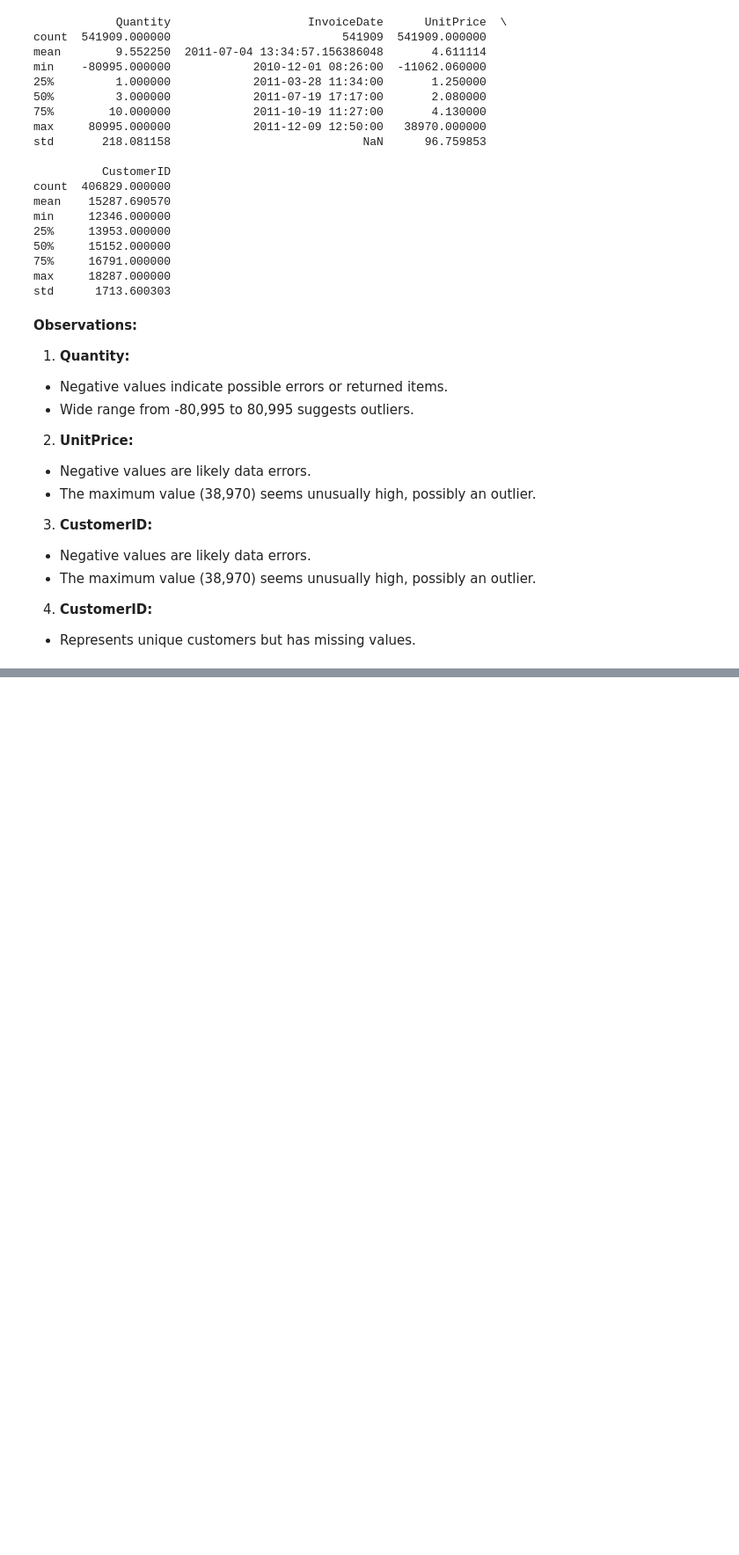
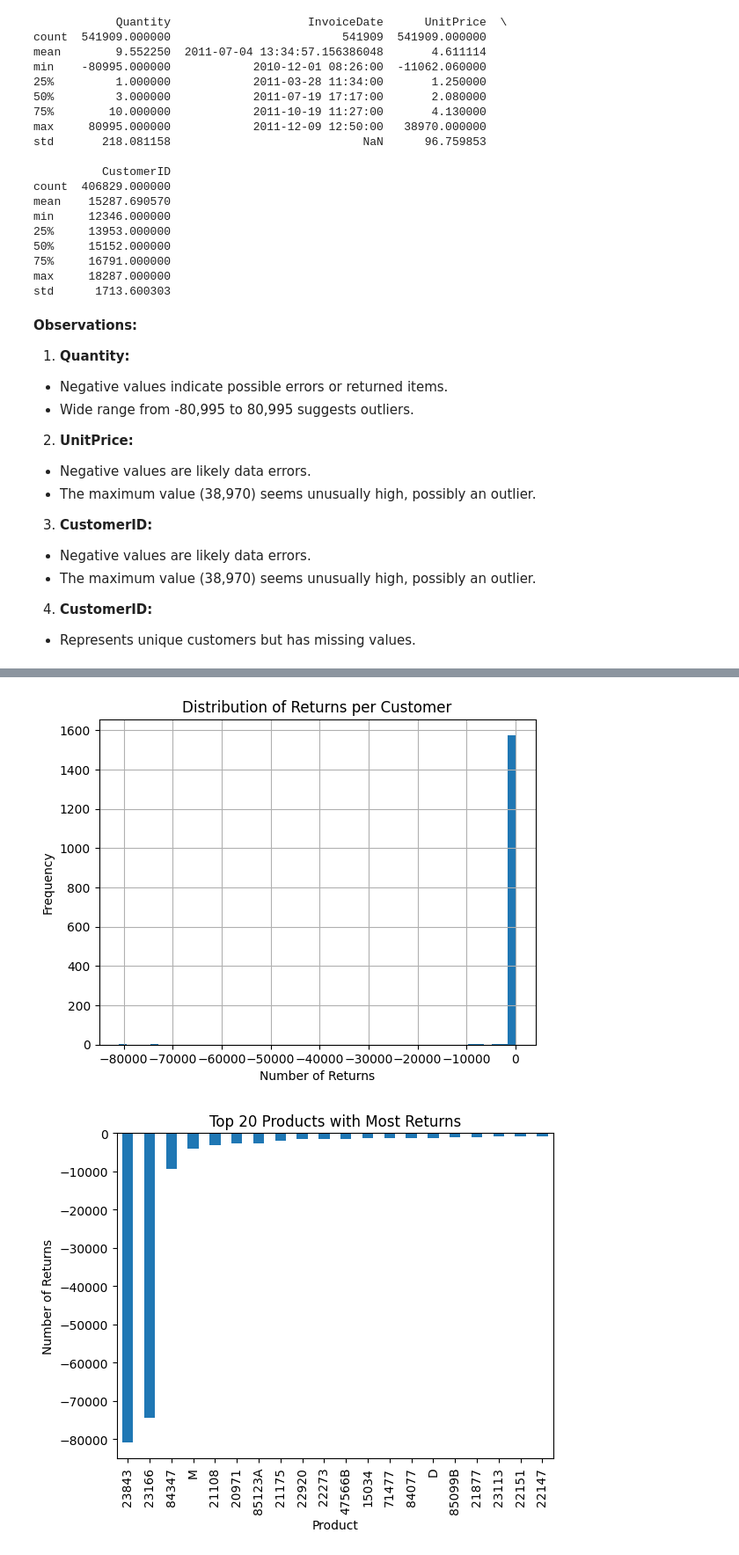
Before and after one commit to shvbhvm09/Customer-Segmentation-Using-Clustering-Techniques, a Jupyter notebook: customer_segmentation_project.ipynb, the cells around one changed output, grey strips where cells are left out. Shown at 88% size. Drawn from its saved outputs; the diff is of its cells as text; code cells hidden in the pictures; blank space fills up the shorter version.

```diff
--- a/customer_segmentation_project.ipynb
+++ b/customer_segmentation_project.ipynb
@@ -139,0 +145,48 @@ See the caveats in the documentation: https://pandas.pydata.org/pandas-docs/stab
+# %%
+# Step 1: Create a separate dataset for returned items (Negative Quantities)
+returns_data = data[data['Quantity'] < 0]
+
+# Step 2: Analyze return trends
+# Calculate the number of returns per customer (sum of quantities for returns)
+returns_per_customer = returns_data.groupby('CustomerID')['Quantity'].sum()
+
+# Calculate the total number of returns and total sales
+total_returns = returns_data['Quantity'].sum()
+total_sales = data[data['Quantity'] > 0]['Quantity'].sum()
+
+# Step 3: Check for customers with a high number of returns (customers returning more than they purchase)
+high_return_customers = returns_per_customer[returns_per_customer < 0]
+
+# Step 4: Analyze the products with the highest return rates
+returns_per_product = returns_data.groupby('StockCode')['Quantity'].sum()
+
+# Get the top 10 products with the most returns
+top_10_returns = returns_per_product.sort_values().head(10)
+
+# Step 5: Exclude the returns from the main dataset to avoid distorting the sales analysis
+df_sales = data[data['Quantity'] > 0]
+
+#plot the return distribution (Histogram of returns per customer)
+import matplotlib.pyplot as plt
+
+# Plot returns per customer
+returns_per_customer.hist(bins=50)
+plt.title("Distribution of Returns per Customer")
+plt.xlabel("Number of Returns")
+plt.ylabel("Frequency")
+plt.show()
+
+# Plot returns per product
+returns_per_product.sort_values().head(20).plot(kind='bar')
+plt.title("Top 20 Products with Most Returns")
+plt.xlabel("Product")
+plt.ylabel("Number of Returns")
+plt.show()
+
+# Print the summary
+print(f"Total Returns: {total_returns}")
+print(f"Total Sales: {total_sales}")
+print(f"Top 10 Products with Highest Return Rates:\n{top_10_returns}")
+# %% [output]
+[figure, added]
+[figure, added]
```
Also changed, not shown: parts of 21 cells of this notebook.
